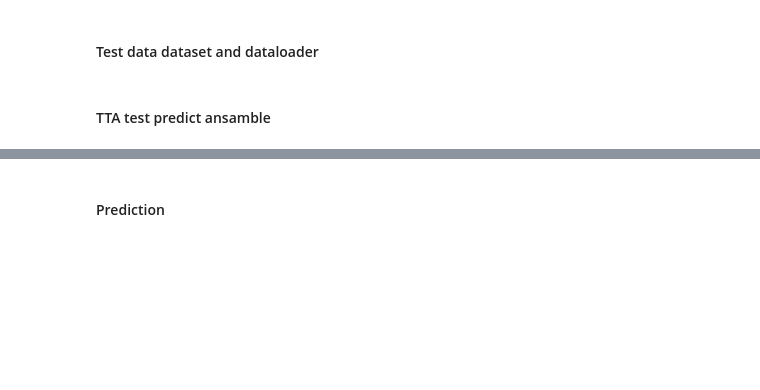
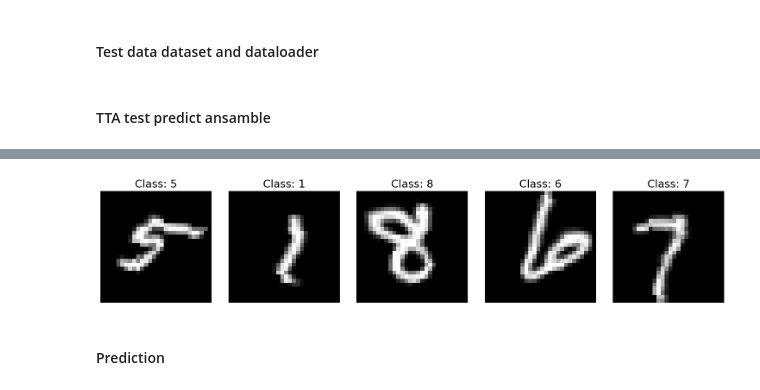
Before and after one commit to Tihonizy/kagglee-dl-pytorch, a Jupyter notebook: Digit Recognizer/cnn_with_pytorch_pro+.ipynb, the cells around one changed output, grey strips where cells are left out. Saved outputs shown, nothing was run; the diff lists cells and outputs as text; code cells hidden in the pictures; blank space fills up the shorter version.

```diff
--- a/Digit Recognizer/cnn_with_pytorch_pro+.ipynb
+++ b/Digit Recognizer/cnn_with_pytorch_pro+.ipynb
@@ -485,0 +480,36 @@ Weights saved in weights-pro+/weights-EffnetCNN.pth
+# %%
+def plot_images_from_dataloader(
+    dataloader: torch.utils.data.DataLoader, n: int = 3, seed=SEED
+):
+  random.seed(seed)
+  images, labels = next(iter(dataloader))
+  n = min(n, images.size(0))
+  random_indexes = random.sample(range(images.size(0)), k=n)
+
+  fig, axes = plt.subplots(1, n, figsize=(3 * n, 3))
+  if n == 1:
+    axes = [axes]
+
+  for ax, index in zip(axes, random_indexes):
+    img = images[index]
+    label = labels[index]
+    class_name = label.item()
+
+    if img.ndim == 3 and img.shape[0] == 1:
+      img = img.squeeze(0)
+    elif img.ndim == 3:
+      img = img.permute(1, 2, 0)
+
+    ax.imshow(img.cpu().numpy(), cmap="gray")
+    ax.set_title(f"Class: {class_name}", fontsize=18)
+    ax.axis("off")
+
+  plt.tight_layout()
+  plt.show()
+# %%
+viz_dataset = DigitDataset(X_train_all, y_train_all, transform=train_transforms)
+viz_loader = DataLoader(viz_dataset, batch_size=BATCH_SIZE, shuffle=True)
+# %%
+plot_images_from_dataloader(viz_loader, n=5)
+# %% [output]
+[figure, added]
```
Also changed, not shown: parts of 6 cells of this notebook, 1 other file.
